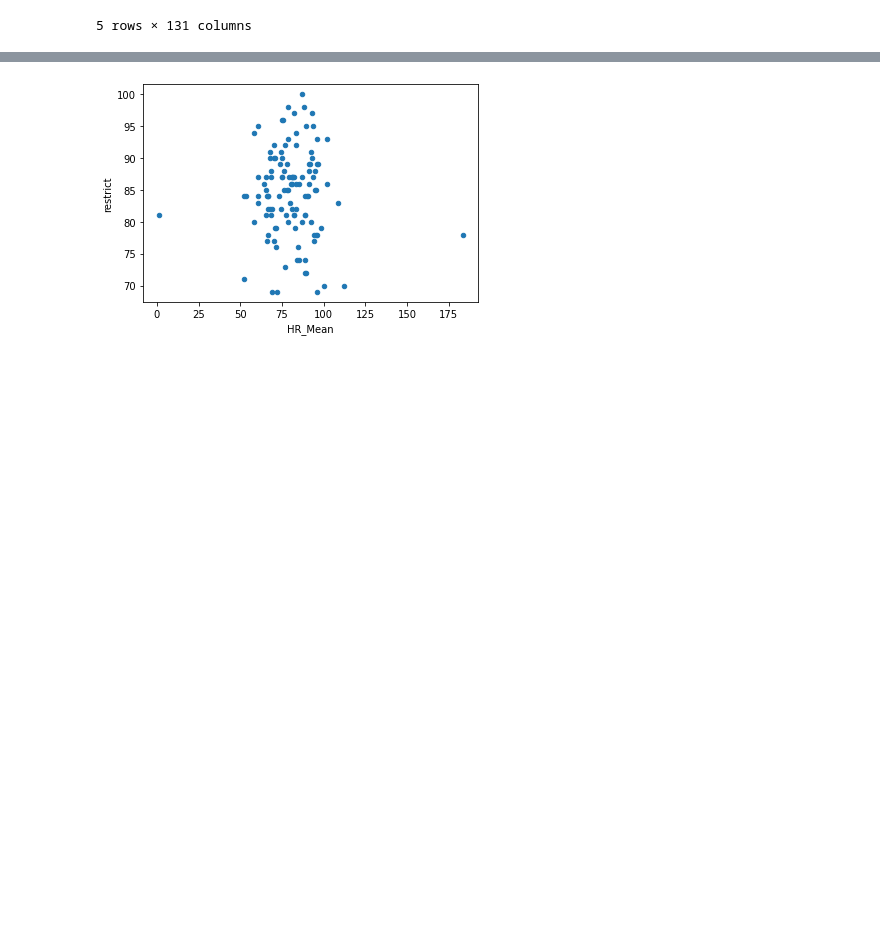
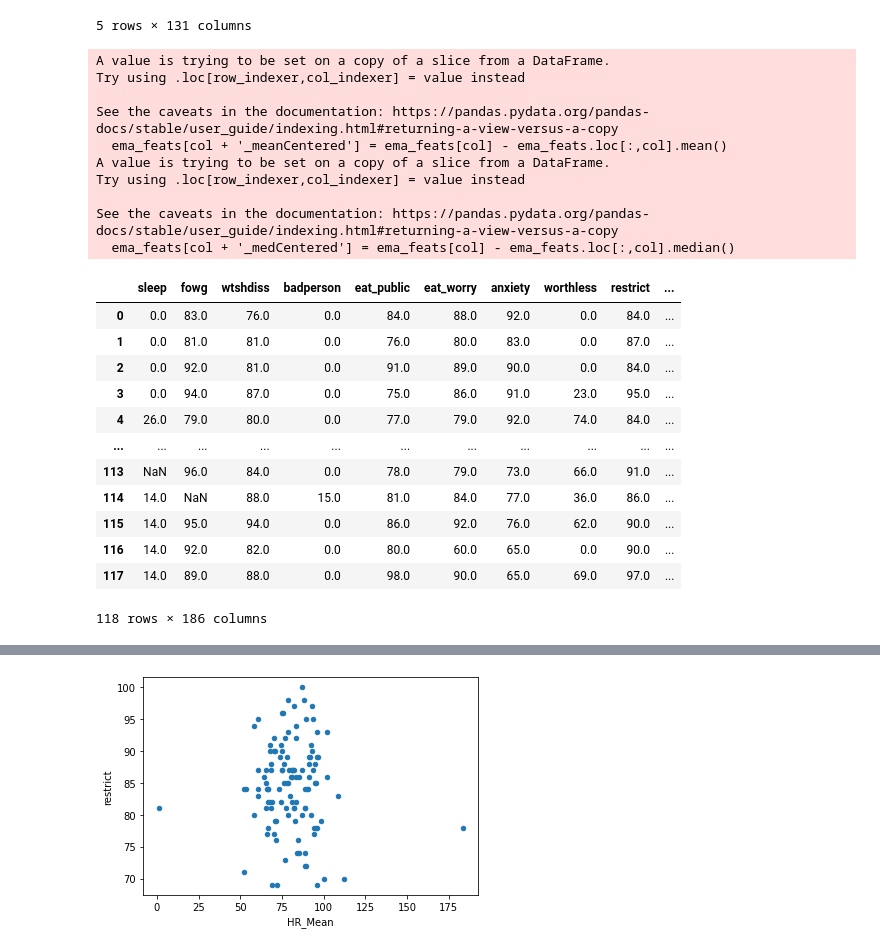
Before and after one commit to LSandovalAraujo/jpcs_special_issue, a Jupyter notebook: Normalizing and EMA Matching.ipynb, the cells around one changed output, grey strips where cells are left out. Saved outputs shown, nothing was run; the diff lists cells and outputs as text; code cells hidden in the pictures; blank space fills up the shorter version.

Commit message:
Normalizing EMA
Added code to center EMA based on mean

```diff
--- a/Normalizing and EMA Matching.ipynb
+++ b/Normalizing and EMA Matching.ipynb
@@ -251,6 +251,40 @@ physio_feats['All'] = mydf[allfeats]
 excl_list = ['ethica_time','lag','tdif','cumsumT','ethica_time_utc','dayvar','beepvar','beepconsec']
 surfeat=[ele for ele in list(ema.columns) if ele not in excl_list]
 ema_feats = mydf[surfeat]
+# %%
+#centering EMA just in case - just hashtag out this loop if it's not necessary
+
+for col in ema_feats:
+    ema_feats[col + '_meanCentered'] = ema_feats[col] - ema_feats.loc[:,col].mean()
+    ema_feats[col + '_medCentered'] = ema_feats[col] - ema_feats.loc[:,col].median()
+
+
+pd.set_option('display.max_columns', None)
+ema_feats
+# %% [output]
+A value is trying to be set on a copy of a slice from a DataFrame.
+Try using .loc[row_indexer,col_indexer] = value instead
+
+See the caveats in the documentation: https://pandas.pydata.org/pandas-docs/stable/user_guide/indexing.html#returning-a-view-versus-a-copy
+  ema_feats[col + '_meanCentered'] = ema_feats[col] - ema_feats.loc[:,col].mean()
+A value is trying to be set on a copy of a slice from a DataFrame.
+Try using .loc[row_indexer,col_indexer] = value instead
+
+See the caveats in the documentation: https://pandas.pydata.org/pandas-docs/stable/user_guide/indexing.html#returning-a-view-versus-a-copy
+  ema_feats[col + '_medCentered'] = ema_feats[col] - ema_feats.loc[:,col].median()
+|  | sleep | fowg | wtshdiss | badperson | eat_public | eat_worry | anxiety | worthless | restrict | ... |
+| 0 | 0.0 | 83.0 | 76.0 | 0.0 | 84.0 | 88.0 | 92.0 | 0.0 | 84.0 | ... |
+| 1 | 0.0 | 81.0 | 81.0 | 0.0 | 76.0 | 80.0 | 83.0 | 0.0 | 87.0 | ... |
+| 2 | 0.0 | 92.0 | 81.0 | 0.0 | 91.0 | 89.0 | 90.0 | 0.0 | 84.0 | ... |
+| 3 | 0.0 | 94.0 | 87.0 | 0.0 | 75.0 | 86.0 | 91.0 | 23.0 | 95.0 | ... |
+| 4 | 26.0 | 79.0 | 80.0 | 0.0 | 77.0 | 79.0 | 92.0 | 74.0 | 84.0 | ... |
+| ... | ... | ... | ... | ... | ... | ... | ... | ... | ... | ... |
+| 113 | NaN | 96.0 | 84.0 | 0.0 | 78.0 | 79.0 | 73.0 | 66.0 | 91.0 | ... |
+| 114 | 14.0 | NaN | 88.0 | 15.0 | 81.0 | 84.0 | 77.0 | 36.0 | 86.0 | ... |
+| 115 | 14.0 | 95.0 | 94.0 | 0.0 | 86.0 | 92.0 | 76.0 | 62.0 | 90.0 | ... |
+| 116 | 14.0 | 92.0 | 82.0 | 0.0 | 80.0 | 60.0 | 65.0 | 0.0 | 90.0 | ... |
+| 117 | 14.0 | 89.0 | 88.0 | 0.0 | 98.0 | 90.0 | 65.0 | 69.0 | 97.0 | ... |
+118 rows × 186 columns
 # %%
 #now we're correlating physio with EMA here
 corrdict = {}
```
Also changed, not shown: parts of 1 cell of this notebook, 1 other file.
